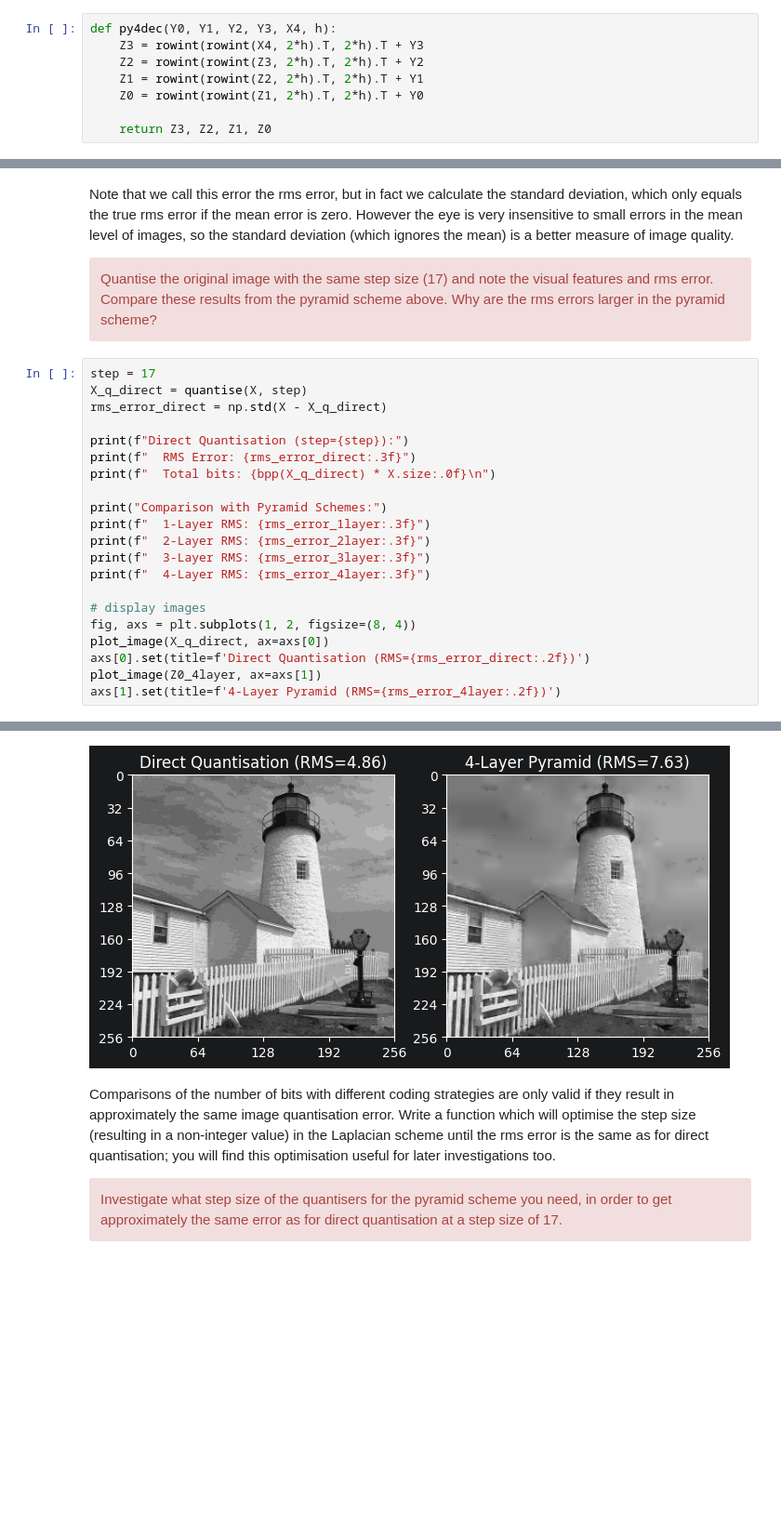
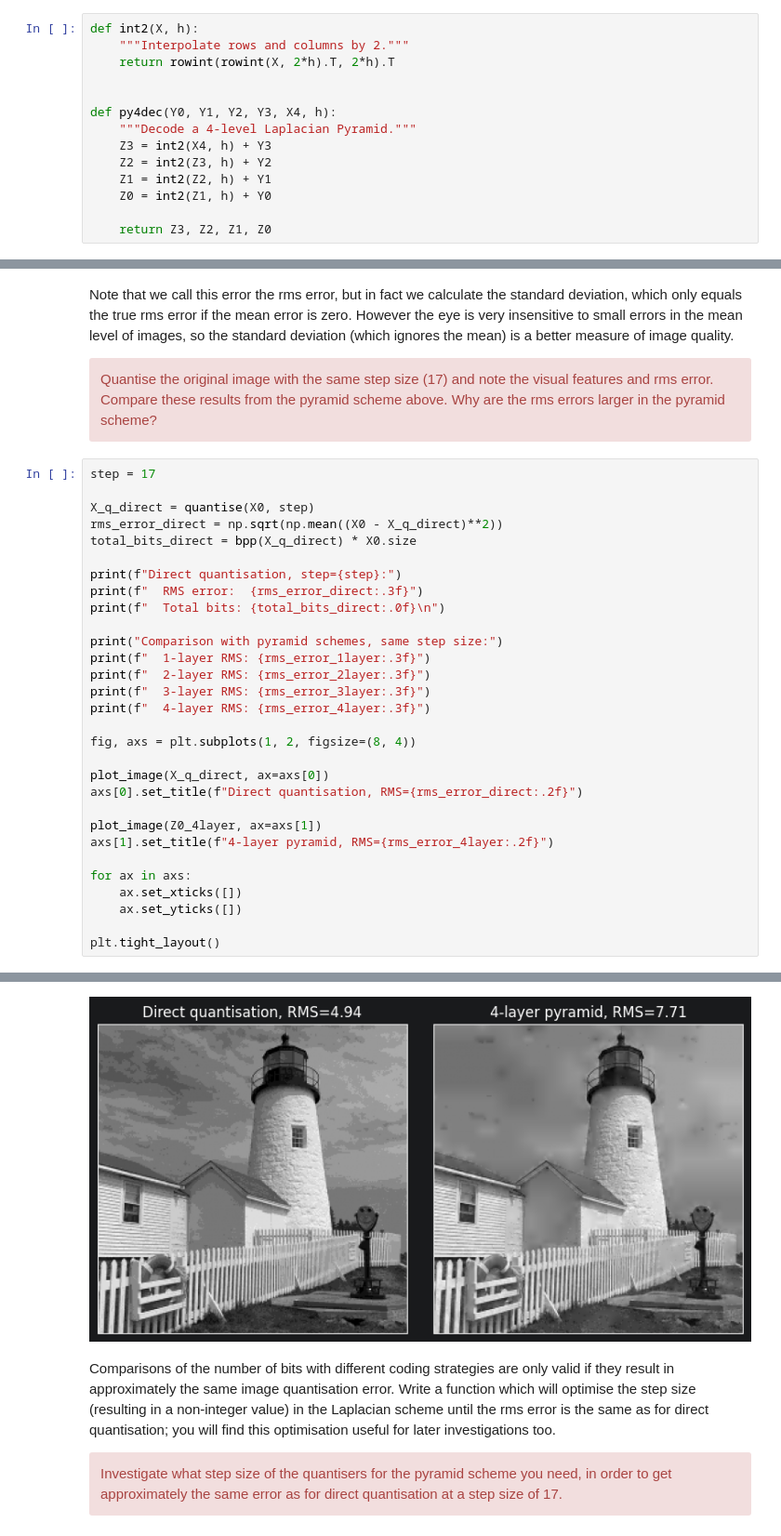
Before and after one commit to dofsdev/SF2, a Jupyter notebook: 6-laplacian-pyramid.ipynb, the cells around one changed output, grey strips where cells are left out. Shown at 93% size. Cells and saved outputs as stored; diff of their text form; blank space fills up the shorter version.

```diff
--- a/6-laplacian-pyramid.ipynb
+++ b/6-laplacian-pyramid.ipynb
@@ -208,11 +270,17 @@ then write another function `py4dec` to decode `X4` and
 `Y3`, and then `Z2` is obtained from `Z3` and `Y2`, and
 so on.)
 # %%
+def int2(X, h):
+    """Interpolate rows and columns by 2."""
+    return rowint(rowint(X, 2*h).T, 2*h).T
+
+
 def py4dec(Y0, Y1, Y2, Y3, X4, h):
-    Z3 = rowint(rowint(X4, 2*h).T, 2*h).T + Y3
-    Z2 = rowint(rowint(Z3, 2*h).T, 2*h).T + Y2
-    Z1 = rowint(rowint(Z2, 2*h).T, 2*h).T + Y1
-    Z0 = rowint(rowint(Z1, 2*h).T, 2*h).T + Y0
+    """Decode a 4-level Laplacian Pyramid."""
+    Z3 = int2(X4, h) + Y3
+    Z2 = int2(Z3, h) + Y2
+    Z1 = int2(Z2, h) + Y1
+    Z0 = int2(Z1, h) + Y0
 
     return Z3, Z2, Z1, Z0
 # %% [markdown]
@@ -407,23 +511,32 @@ Quantise the original image with the same step size (17) and note the visual fea
 </div>
 # %%
 step = 17
-X_q_direct = quantise(X, step)
-rms_error_direct = np.std(X - X_q_direct)
 
-print(f"Direct Quantisation (step={step}):")
-print(f"  RMS Error: {rms_error_direct:.3f}")
-print(f"  Total bits: {bpp(X_q_direct) * X.size:.0f}\n")
+X_q_direct = quantise(X0, step)
+rms_error_direct = np.sqrt(np.mean((X0 - X_q_direct)**2))
+total_bits_direct = bpp(X_q_direct) * X0.size
 
-print("Comparison with Pyramid Schemes:")
-print(f"  1-Layer RMS: {rms_error_1layer:.3f}")
-print(f"  2-Layer RMS: {rms_error_2layer:.3f}")
-print(f"  3-Layer RMS: {rms_error_3layer:.3f}")
-print(f"  4-Layer RMS: {rms_error_4layer:.3f}")
+print(f"Direct quantisation, step={step}:")
+print(f"  RMS error:  {rms_error_direct:.3f}")
+print(f"  Total bits: {total_bits_direct:.0f}\n")
 
-# display images
+print("Comparison with pyramid schemes, same step size:")
+print(f"  1-layer RMS: {rms_error_1layer:.3f}")
+print(f"  2-layer RMS: {rms_error_2layer:.3f}")
+print(f"  3-layer RMS: {rms_error_3layer:.3f}")
+print(f"  4-layer RMS: {rms_error_4layer:.3f}")
+
 fig, axs = plt.subplots(1, 2, figsize=(8, 4))
+
 plot_image(X_q_direct, ax=axs[0])
-axs[0].set(title=f'Direct Quantisation (RMS={rms_error_direct:.2f})')
+axs[0].set_title(f"Direct quantisation, RMS={rms_error_direct:.2f}")
+
 plot_image(Z0_4layer, ax=axs[1])
-axs[1].set(title=f'4-Layer Pyramid (RMS={rms_error_4layer:.2f})')
+axs[1].set_title(f"4-layer pyramid, RMS={rms_error_4layer:.2f}")
+
+for ax in axs:
+    ax.set_xticks([])
+    ax.set_yticks([])
+
+plt.tight_layout()
 # %% [output]
@@ -440,4 +552,4 @@ Comparison with Pyramid Schemes:
-[figure, old version]
+[figure, new version]
 # %% [markdown]
 Comparisons of the number of bits with different coding strategies are only valid if they result in approximately the same image quantisation error. Write a function which will optimise the step size (resulting in a non-integer value) in the Laplacian scheme until the rms error is the same as for direct quantisation; you will find this optimisation useful for later investigations too.
 <div class="alert alert-block alert-danger">
```
Also changed, not shown: parts of 30 cells of this notebook.
